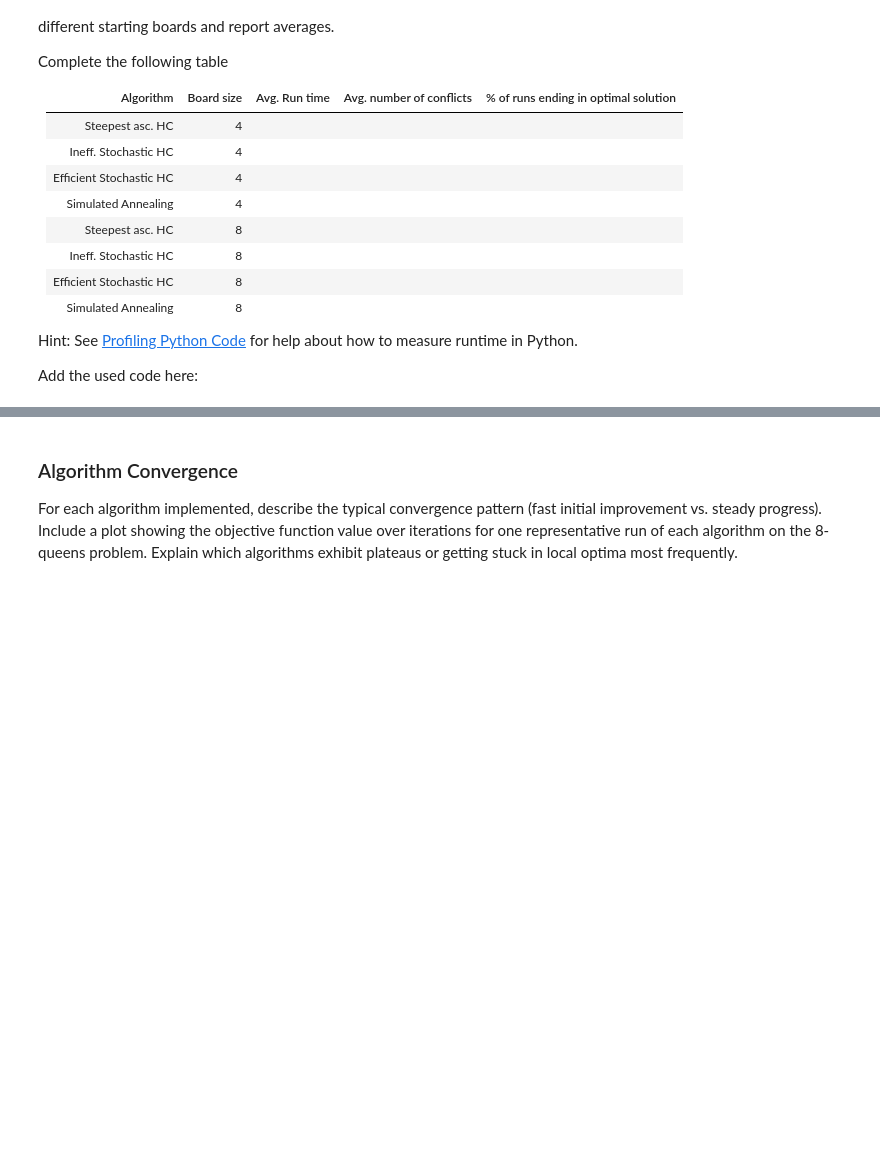
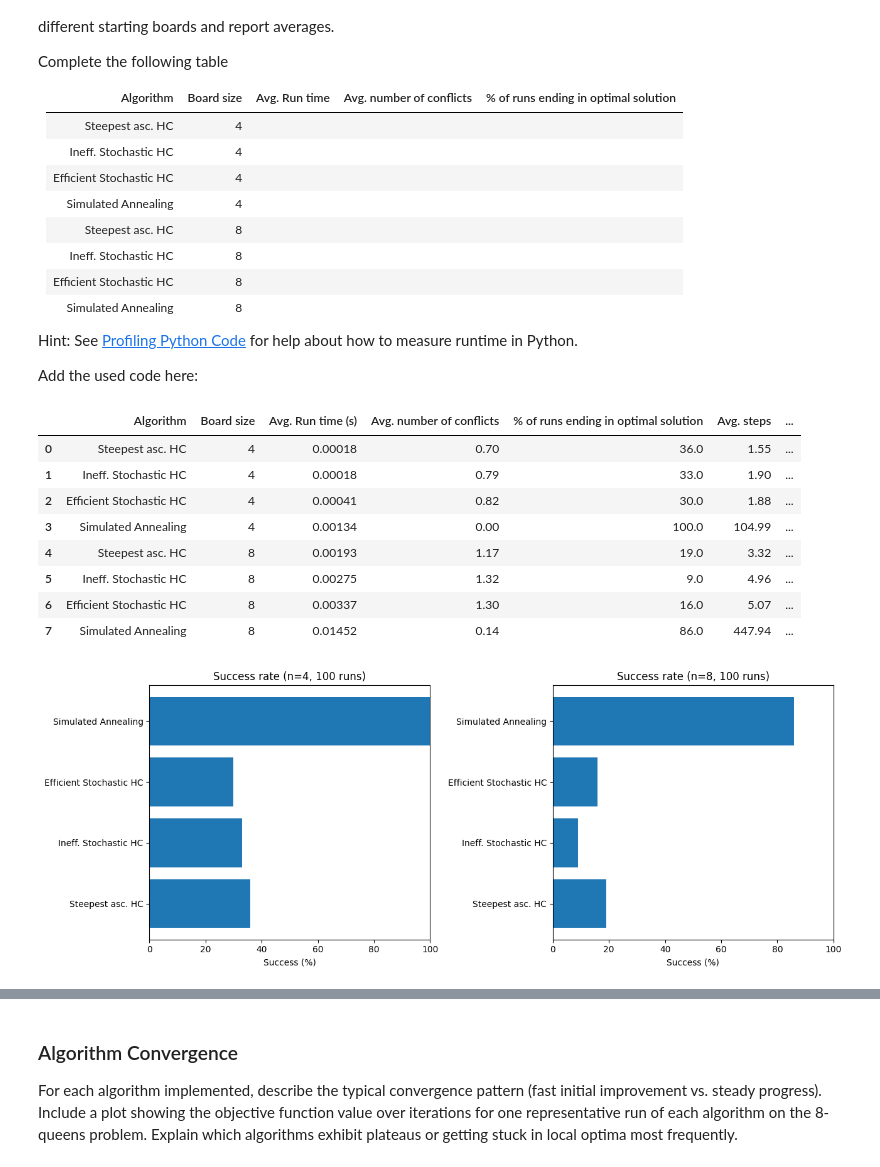
Before and after one commit to bibo0610/TTNTNC_10, a Jupyter notebook: lab4_CSP/n_queens.ipynb, the cells around one changed output, grey strips where cells are left out. Saved outputs shown, nothing was run; the diff lists cells and outputs as text; code cells hidden in the pictures; blank space fills up the shorter version.

```diff
--- a/lab4_CSP/n_queens.ipynb
+++ b/lab4_CSP/n_queens.ipynb
@@ -850,0 +1007,54 @@ Add the used code here:
+# %%
+import pandas as pd
+import time
+
+comparison_algos = {
+    "Steepest asc. HC": steepest_ascent_hc,
+    "Ineff. Stochastic HC": stochastic_hc,
+    "Efficient Stochastic HC": efficient_stochastic_hc,
+    "Simulated Annealing": lambda b: simulated_annealing(b, T0=10, alpha=0.995),
+}
+comparison_rows = []
+for n in (4, 8):
+    np.random.seed(1000 + n)
+    boards = [random_board(n) for _ in range(100)]
+    for alg_idx, (name, fn) in enumerate(comparison_algos.items()):
+        times, hs, steps_, evals_ = [], [], [], []
+        for trial, board in enumerate(boards):
+            np.random.seed(50000 + alg_idx * 1000 + trial)
+            t0 = time.perf_counter()
+            _, h_final, steps, history, path, evals = fn(board.copy())
+            times.append(time.perf_counter() - t0)
+            hs.append(h_final)
+            steps_.append(steps)
+            evals_.append(evals)
+        comparison_rows.append({
+            "Algorithm": name, "Board size": n,
+            "Avg. Run time (s)": np.mean(times),
+            "Avg. number of conflicts": np.mean(hs),
+            "% of runs ending in optimal solution": 100 * np.mean(np.array(hs) == 0),
+            "Avg. steps": np.mean(steps_),
+            "Avg. evals": np.mean(evals_),
+        })
+comparison_df = pd.DataFrame(comparison_rows)
+display(comparison_df.round(5))
+fig, axes = plt.subplots(1, 2, figsize=(13, 5))
+for ax, n in zip(axes, (4, 8)):
+    sub = comparison_df[comparison_df["Board size"] == n]
+    ax.barh(sub["Algorithm"], sub["% of runs ending in optimal solution"])
+    ax.set_title(f"Success rate (n={n}, 100 runs)")
+    ax.set_xlim(0, 100)
+    ax.set_xlabel("Success (%)")
+plt.tight_layout()
+plt.show()
+# %% [output]
+|  | Algorithm | Board size | Avg. Run time (s) | Avg. number of conflicts | % of runs ending in optimal solution | Avg. steps | ... |
+| 0 | Steepest asc. HC | 4 | 0.00018 | 0.70 | 36.0 | 1.55 | ... |
+| 1 | Ineff. Stochastic HC | 4 | 0.00018 | 0.79 | 33.0 | 1.90 | ... |
+| 2 | Efficient Stochastic HC | 4 | 0.00041 | 0.82 | 30.0 | 1.88 | ... |
+| 3 | Simulated Annealing | 4 | 0.00134 | 0.00 | 100.0 | 104.99 | ... |
+| 4 | Steepest asc. HC | 8 | 0.00193 | 1.17 | 19.0 | 3.32 | ... |
+| 5 | Ineff. Stochastic HC | 8 | 0.00275 | 1.32 | 9.0 | 4.96 | ... |
+| 6 | Efficient Stochastic HC | 8 | 0.00337 | 1.30 | 16.0 | 5.07 | ... |
+| 7 | Simulated Annealing | 8 | 0.01452 | 0.14 | 86.0 | 447.94 | ... |
+[figure, added]
```
Also changed, not shown: parts of 23 cells of this notebook.
